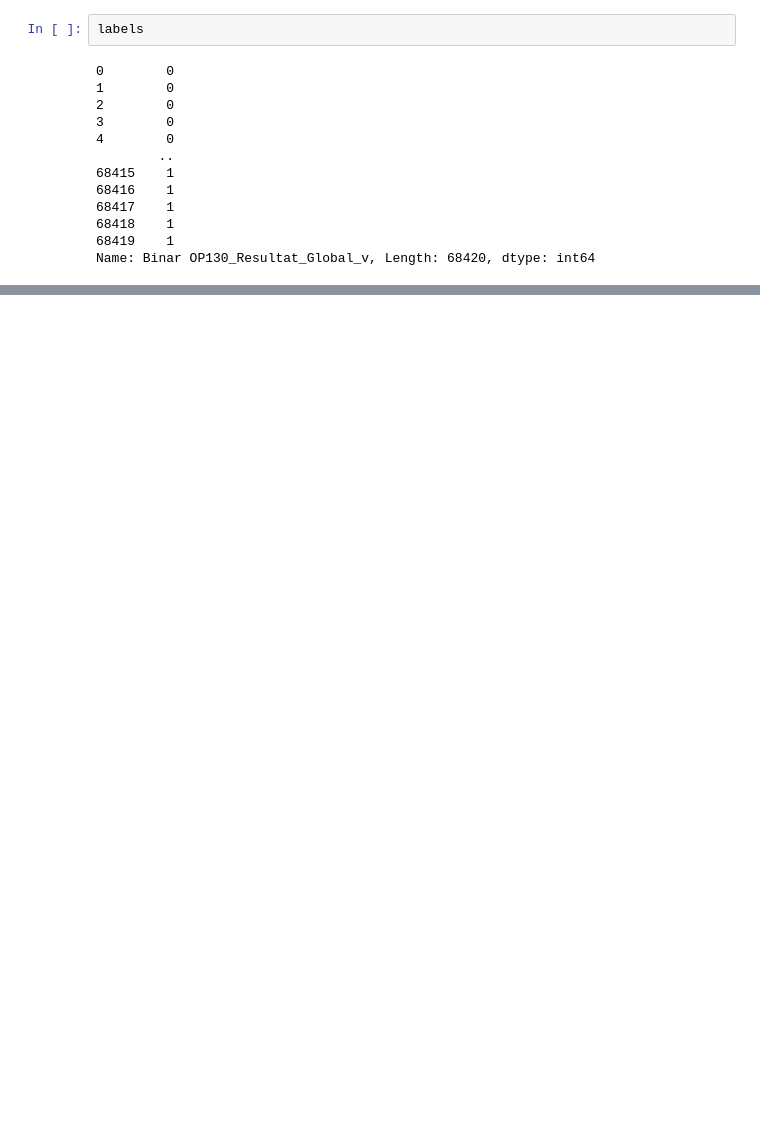
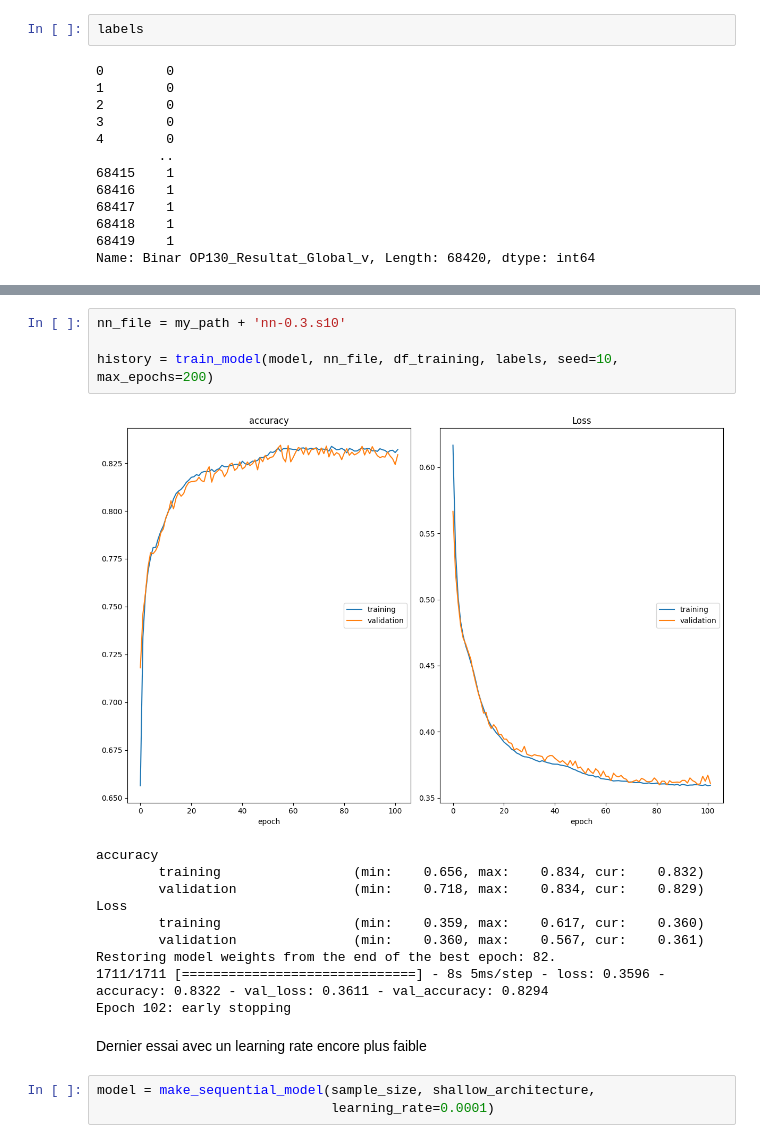
Before and after one commit to TonioHathos/AI_Valeo, a Jupyter notebook: code_Antoine/Modèle_NN_Antoine.ipynb, the cells around one changed output, grey strips where cells are left out. Drawn from its saved outputs; the diff is of its cells as text; blank space fills up the shorter version.

```diff
--- a/code_Antoine/Modèle_NN_Antoine.ipynb
+++ b/code_Antoine/Modèle_NN_Antoine.ipynb
@@ -209,0 +468,20 @@ IndexError: ignored
+# %%
+nn_file = my_path + 'nn-0.3.s10'
+
+history = train_model(model, nn_file, df_training, labels, seed=10, max_epochs=200)
+# %% [output]
+[figure, added]
+accuracy
+        training                 (min:    0.656, max:    0.834, cur:    0.832)
+        validation               (min:    0.718, max:    0.834, cur:    0.829)
+Loss
+        training                 (min:    0.359, max:    0.617, cur:    0.360)
+        validation               (min:    0.360, max:    0.567, cur:    0.361)
+Restoring model weights from the end of the best epoch: 82.
+1711/1711 [==============================] - 8s 5ms/step - loss: 0.3596 - accuracy: 0.8322 - val_loss: 0.3611 - val_accuracy: 0.8294
+Epoch 102: early stopping
+# %% [markdown]
+Dernier essai avec un learning rate encore plus faible
+# %%
+model = make_sequential_model(sample_size, shallow_architecture,
+                              learning_rate=0.0001)
```
Also changed, not shown: parts of 26 cells of this notebook.
